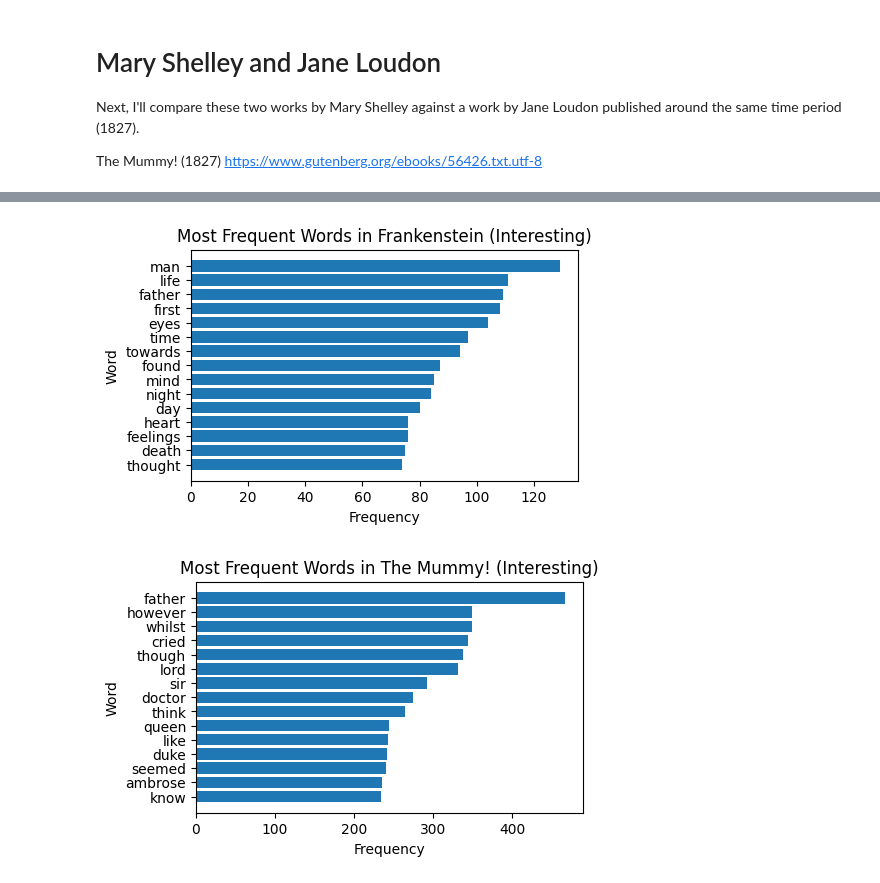
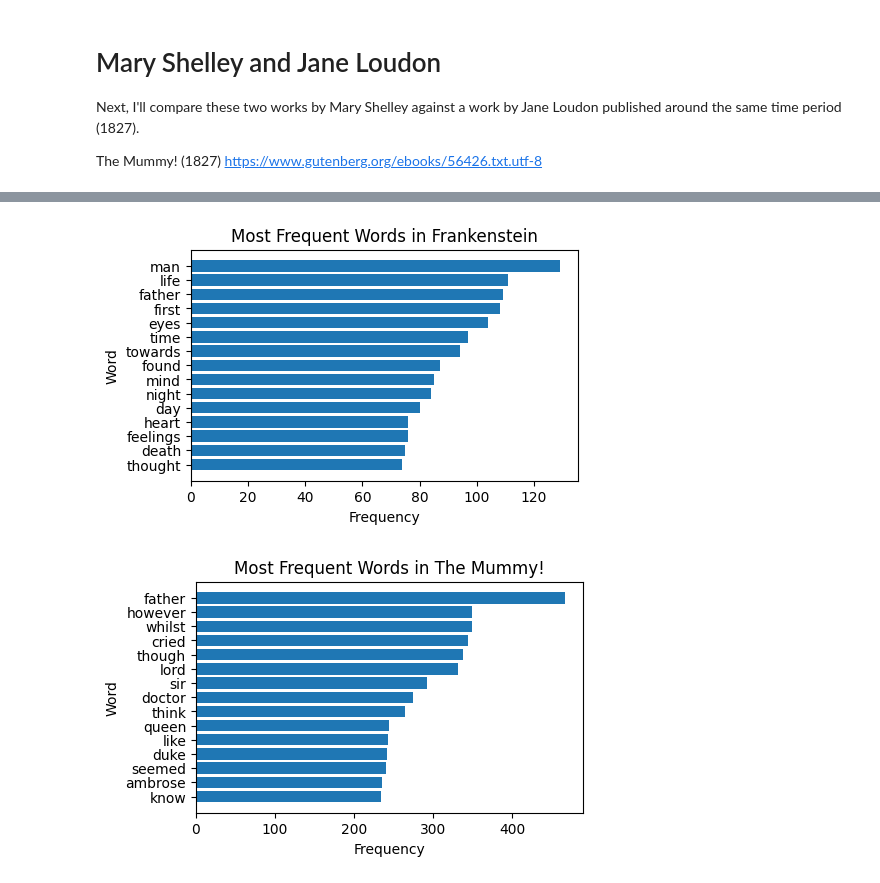
Before and after one commit to breanna-s/MiniProject1, a Jupyter notebook: bslessma.ipynb, the cells around one changed output, grey strips where cells are left out. Saved outputs shown, nothing was run; the diff lists cells and outputs as text; code cells hidden in the pictures.

```diff
--- a/bslessma.ipynb
+++ b/bslessma.ipynb
@@ -498,41 +406,20 @@ plt.show()
 # %%
 # Filtered
-
 Mummy_filtered = [
     wd for wd in TheMummy_wds
     if wd not in uninteresting_wds
 ]
 Mummy_filtered_freq = Counter(Mummy_filtered)
 
 
 # Filtered Graph
 filtered = Frankenstein_filtered_freq.most_common(15)
-
-labels = [x[0] for x in filtered]
-values = [x[1] for x in filtered]
-
-plt.figure(figsize=(5, 3))
-plt.barh(labels, values)
-plt.xlabel("Frequency")
-plt.ylabel("Word")
-plt.title("Most Frequent Words in Frankenstein (Interesting)")
-plt.gca().invert_yaxis()
-plt.show()
+basic_graph(filtered, "Frankenstein")
 
 filtered = Mummy_filtered_freq.most_common(15)
-
-labels = [x[0] for x in filtered]
-values = [x[1] for x in filtered]
-
-plt.figure(figsize=(5, 3))
-plt.barh(labels, values)
-plt.xlabel("Frequency")
-plt.ylabel("Word")
-plt.title("Most Frequent Words in The Mummy! (Interesting)")
-plt.gca().invert_yaxis()
-plt.show()
+basic_graph(filtered, "The Mummy!")
 # %% [output]
-[figure, old version]
+[figure, new version]
-[figure, old version]
+[figure, new version]
 # %%
 # Normalized + Filtered
```
Also changed, not shown: parts of 23 cells of this notebook.
